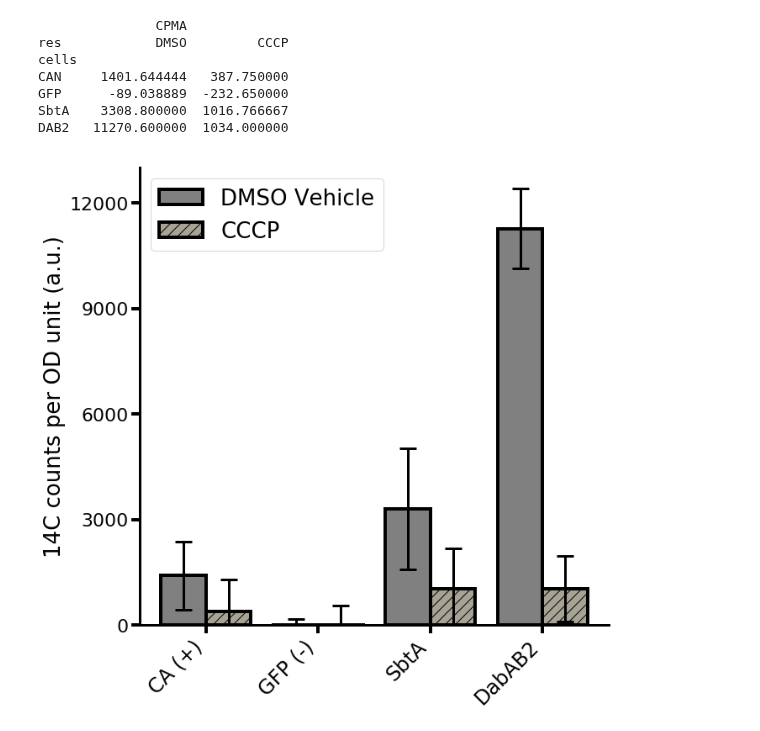
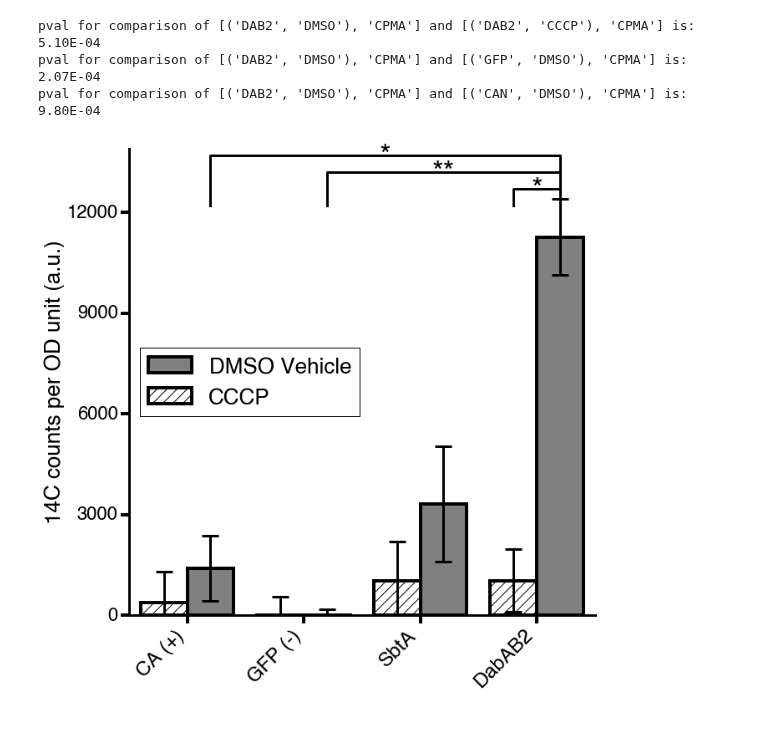
Before and after one commit to jackdesmarais/DabTransporterPaper, a Jupyter notebook: scripts/figure 3 CAFree complementation by DAB.ipynb, the cells around one changed output. Cells and saved outputs as stored; diff of their text form; code cells hidden in the pictures.

```diff
--- a/scripts/figure 3 CAFree complementation by DAB.ipynb
+++ b/scripts/figure 3 CAFree complementation by DAB.ipynb
@@ -270,7 +295,7 @@ def prepAndNormalize(ps,timecourse,cutoffTime):
     normalized_yld = yld / mean_yield.loc['bw+pFE-sfGFP']
     normalized_mean_yld = normalized_yld.groupby(ps.well_to_name_mapping()).mean()
     normalized_std_yld = normalized_yld.groupby(ps.well_to_name_mapping()).std()
-    return( (normalized_mean_yld,normalized_std_yld) )
+    return( (normalized_mean_yld,normalized_std_yld,grouped_yld) )
 # %%
 # TODO(JD): T-test for significant difference in growth yield and 14Ci uptake.
 # %%
@@ -333,8 +396,9 @@ length after cut: 23.81138888888889
 fig,ax = plt.subplots(figsize=(10,10))
 
 
-ncols = ['grey', greyish]
+ncols = ['grey', 'w']
 nhatch = ['', '//']
+# matplotlib.rcParams['hatch.linewidth'] = 0.1
 
 counts = pd.read_excel("../data/bicarbUptake/2018_11_01_BicarbUptake_gradientCouple_pFA.xlsx")
 for col in ['number','CPMA','CPMB','SIS','tSIE']:
@@ -353,18 +417,24 @@ colOrder=[('CPMA','DMSO'),('CPMA','CCCP')]
 labels=['DMSO Vehicle','CCCP']
 ticks=['CA (+)','GFP (-)','SbtA','DabAB2']
 
+
+
+# print(grouped.groups)
+
+
 means = grouped.mean()
 #     print(means)
 means.loc[:,'CPMA'] = means.loc[:,'CPMA']-means.loc[('Blank'),'CPMA']
 unstackedMeans = means.unstack().loc[displayOrder][colOrder]
-print(unstackedMeans)
+# print(unstackedMeans)
+# print(means)
 
 stds = grouped.std()
 stds.loc[:,'CPMA'] = (stds.loc[:,'CPMA']**2+stds.loc[('Blank'),'CPMA']**2)**0.5
 unstackedStds = stds.unstack().loc[displayOrder][colOrder]
 
 width = 0.4
-offsets=[-width/2,width/2]
+offsets=[width/2,-width/2]
 for i, col in enumerate(colOrder):
 #         figuring out number of ODs of cells per assay to normalize... we have 0.8 ml at 0.6 OD, we add 0.0272 ml of volume
 #         then we take 0.2 ml per experiment. so thats 0.8*0.6*(0.2/0.8272)
@@ -376,44 +446,73 @@ for i, col in enumerate(colOrder):
             ecolor='k', width=width, edgecolor='k',label=labels[i],
             linewidth=4, capsize=10, error_kw={'capsize': 10, 'capthick': 3, 'elinewidth': 3})
 
-    plt.ylabel('Normalized Growth Yield', fontsize=26)
+
+to_test = [
+    ([('DAB2','DMSO'),'CPMA'], [('DAB2','CCCP'),'CPMA'],3+offsets[0],3+offsets[1]),
+    ([('DAB2','DMSO'),'CPMA'], [('GFP','DMSO'),'CPMA'],3+offsets[0],1+offsets[0]),
+    ([('DAB2','DMSO'),'CPMA'], [('CAN','DMSO'),'CPMA'],3+offsets[0],0+offsets[0]),
+]
+i=0
+for test1,test2,x1,x2 in to_test:
+    i+=1
+    y=max(means.loc[test1[0]][0]+stds.loc[test1[0][0]],means.loc[test2[0]][0]+stds.loc[test2[0][0]])
+#     print(y)
+    h=i*500
+#     print(grouped_yld.get_group(test[0])['yield'])
+    tval,pval = ttest_ind(grouped.get_group(test1[0])[test1[1]],grouped.get_group(test2[0])[test2[1]])
+    pval_corrected=pval*len(to_test)
+#     print(pval)
+    print('pval for comparison of %s and %s is: %.2E'%(test1,test2,pval_corrected))
+    plt.plot([x1, x1, x2, x2], [y, y+h, y+h, y], lw=3, color='k')
+
+    sig_str=''
+    va=''
+    if (pval_corrected<0.0005):
+        sig_str='**'
+        va='center'
+    elif (pval_corrected<0.05):
+        sig_str='*'
+        va='center'
+    else:
+        sig_str='n.s.'
+        va='bottom'
+
+    plt.text((x1+x2)*.5, y+h, sig_str, ha='center', va=va, color='k',fontsize=35)
+
+
 xs = np.arange(len(data))
 plt.xticks(xs, ticks, rotation=45, fontsize=24, ha='right')
 plt.tick_params(axis='both', direction='out', bottom='on', left='on', top='off', right='off',
                     length=10, width=4)
 plt.yticks(np.arange(0, 12001, 3000), fontsize=22)
-plt.ylim(0.0, 13000)
+plt.ylim(0.0, 13900)
 
-plt.legend(fontsize=26,loc=2)
+plt.legend(fontsize=26,loc=6)
 #     plt.title('Blanked bicarbonate uptake')
 plt.ylabel('14C counts per OD unit (a.u.)')
 
 # Hide the right and top spines
 ax.spines['right'].set_visible(False)
 ax.spines['top'].set_visible(False)
 
 # Only show ticks on the left and bottom spines
 ax.yaxis.set_ticks_position('left')
 ax.xaxis.set_ticks_position('bottom')
 
 #     change axis weight
 ax.spines['left'].set_linewidth(3)
 ax.spines['bottom'].set_linewidth(3)
 
 
 #     print(unstackedStds)
 #     print(unstackedMeans)
 
 
 plt.savefig('fig3/fig3C.eps',format='eps',bbox_inches='tight')
 
 plt.show()
 # %% [output]
-               CPMA
-res            DMSO         CCCP
-cells
-CAN     1401.644444   387.750000
-GFP      -89.038889  -232.650000
-SbtA    3308.800000  1016.766667
-DAB2   11270.600000  1034.000000
+pval for comparison of [('DAB2', 'DMSO'), 'CPMA'] and [('DAB2', 'CCCP'), 'CPMA'] is: 5.10E-04
+pval for comparison of [('DAB2', 'DMSO'), 'CPMA'] and [('GFP', 'DMSO'), 'CPMA'] is: 2.07E-04
+pval for comparison of [('DAB2', 'DMSO'), 'CPMA'] and [('CAN', 'DMSO'), 'CPMA'] is: 9.80E-04
-[figure, old version]
+[figure, new version]
```
Also changed, not shown: parts of 5 cells of this notebook, 20 other files.
